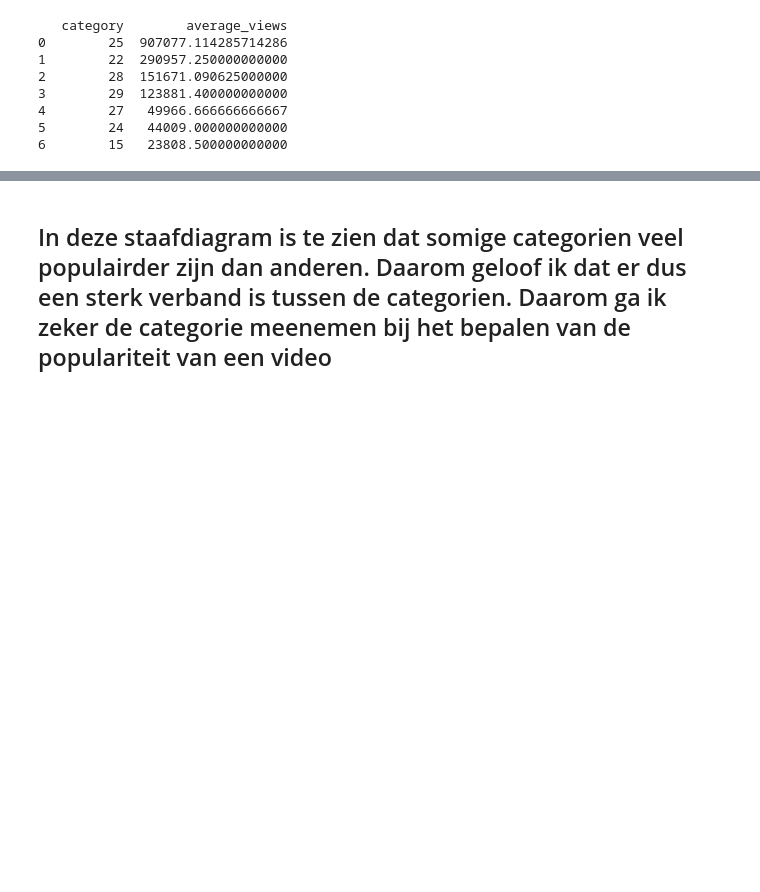
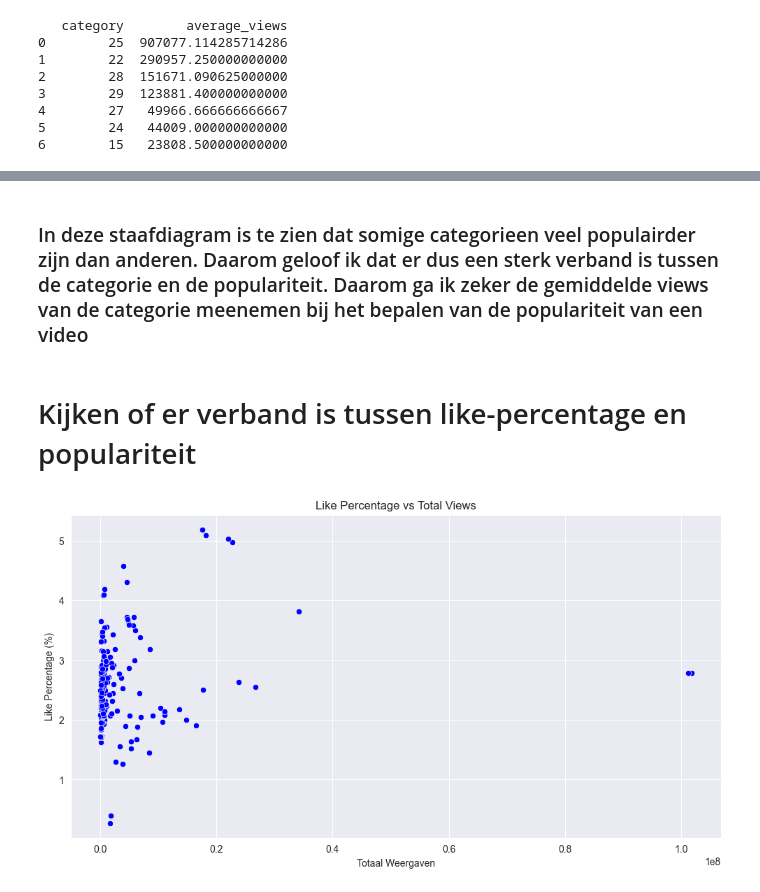
Before and after one commit to RubenZwinkels/INDATAD, a Jupyter notebook: analytics_report.ipynb, the cells around one changed output, grey strips where cells are left out. Drawn from its saved outputs; the diff is of its cells as text; code cells hidden in the pictures; blank space fills up the shorter version.

Commit message:
analytics_report.ipynb verband tussen like-percentage en views

```diff
--- a/analytics_report.ipynb
+++ b/analytics_report.ipynb
@@ -84,2 +100,32 @@ plt.show()
 # %% [markdown]
-## In deze staafdiagram is te zien dat somige categorien veel populairder zijn dan anderen. Daarom geloof ik dat er dus een sterk verband is tussen de categorien. Daarom ga ik zeker de categorie meenemen bij het bepalen van de populariteit van een video
+### In deze staafdiagram is te zien dat somige categorieen veel populairder zijn dan anderen. Daarom geloof ik dat er dus een sterk verband is tussen de categorie en de populariteit. Daarom ga ik zeker de gemiddelde views van de categorie meenemen bij het bepalen van de populariteit van een video
+# %% [markdown]
+#  Kijken of er verband is tussen like-percentage en populariteit
+# %%
+query = """
+SELECT t.name AS tag_name,
+       SUM(s.views) AS total_views,
+       SUM(s.likes) AS total_likes
+FROM tags t
+JOIN video_tags vt ON t.id = vt.tag_id
+JOIN video_data vd ON vt.video_id = vd.video_id
+JOIN statistic s ON s.video_id = vd.video_id
+GROUP BY t.name;
+"""
+cur.execute(query)
+results = cur.fetchall()
+
+df = pd.DataFrame(results, columns=['tag_name', 'total_views', 'total_likes'])
+df['like_percentage'] = (df['total_likes'] / df['total_views']) * 100
+# %%
+plt.figure(figsize=(12, 6))
+sns.scatterplot(x='total_views', y='like_percentage', data=df, color='blue')
+plt.title('Like Percentage vs Total Views')
+plt.xlabel('Totaal Weergaven')
+plt.ylabel('Like Percentage (%)')
+plt.grid(True)
+plt.show()
+
+correlation = df['total_views'].corr(df['like_percentage'])
+# %% [output]
+[figure, added]
```
Also changed, not shown: parts of 6 cells of this notebook.
